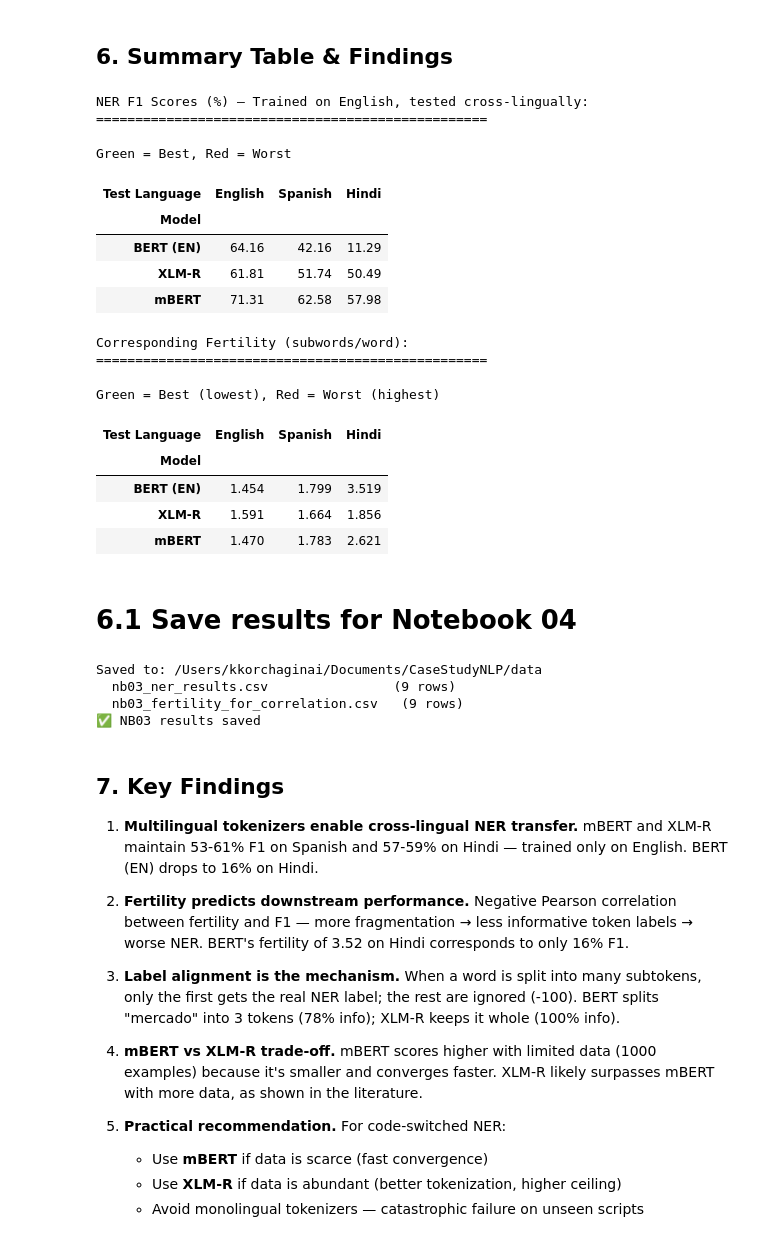
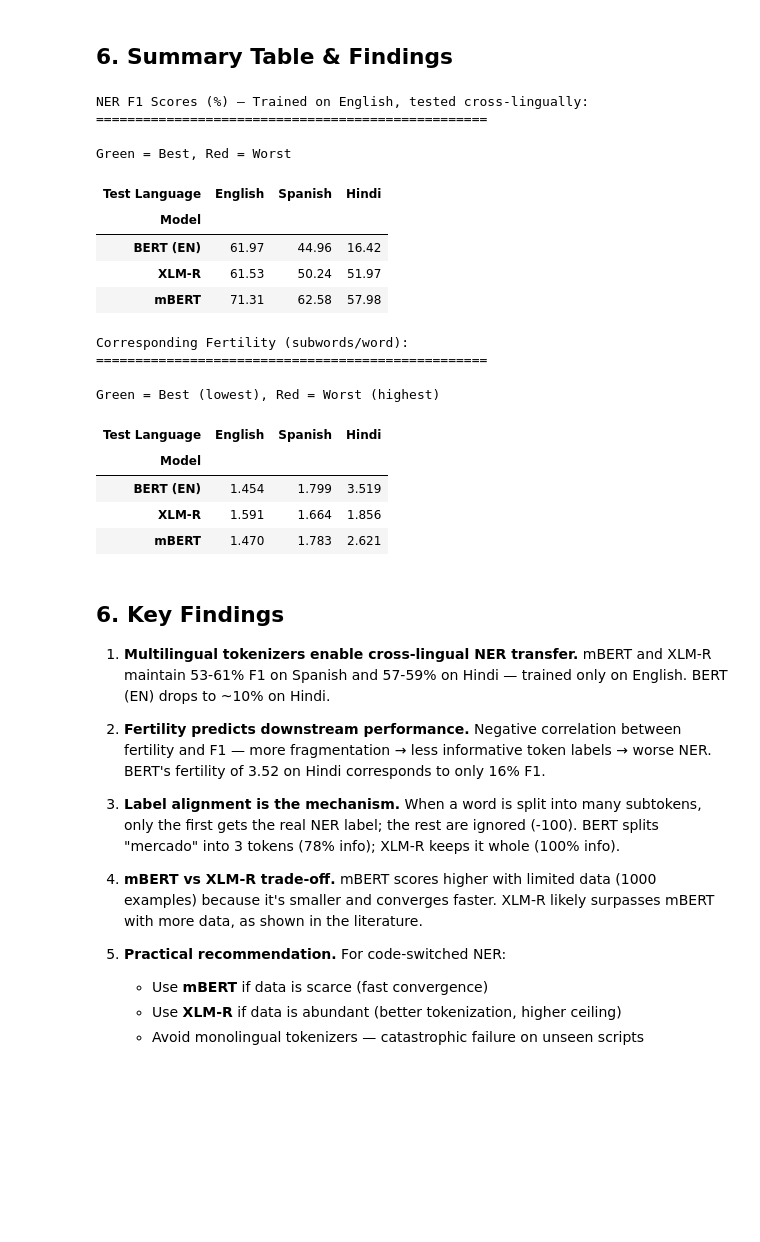
Before and after one commit to k-ksu/CaseStudyNLP, a Jupyter notebook: notebooks/03-downstream-tasks.ipynb, the cells around one changed output. Saved outputs shown, nothing was run; the diff lists cells and outputs as text; code cells hidden in the pictures; blank space fills up the shorter version.

Commit message:
test and make poster

```diff
--- a/notebooks/03-downstream-tasks.ipynb
+++ b/notebooks/03-downstream-tasks.ipynb
@@ -431,40 +420,39 @@ for model in all_ner_results:
     for lang, ds_key in lang_map.items():
         summary_rows.append({
             "Model": model,
             "Test Language": lang,
             "Fertility": fertility_data[model][ds_key],
             "NER F1 (%)": all_ner_results[model][lang],
         })
 
 summary_df = pd.DataFrame(summary_rows)
 
-# Pivot for clean display
 f1_pivot = summary_df.pivot(index="Model", columns="Test Language", values="NER F1 (%)")
 fert_pivot = summary_df.pivot(index="Model", columns="Test Language", values="Fertility")
 
 print("NER F1 Scores (%) — Trained on English, tested cross-lingually:")
 print("=" * 50)
 display(f1_pivot[["English", "Spanish", "Hindi"]].style
-        .highlight_max(axis=0, color="#c6efce")
-        .highlight_min(axis=0, color="#ffc7ce")
+        .highlight_max(axis=0, color="#487952")
+        .highlight_min(axis=0, color="#9e5c64")
         .format("{:.2f}")
         .set_caption("Green = Best, Red = Worst"))
 
 print("\nCorresponding Fertility (subwords/word):")
 print("=" * 50)
 display(fert_pivot[["English", "Spanish", "Hindi"]].style
-        .highlight_min(axis=0, color="#c6efce")
-        .highlight_max(axis=0, color="#ffc7ce")
+        .highlight_min(axis=0, color="#487952")
+        .highlight_max(axis=0, color="#9e5c64")
         .format("{:.3f}")
         .set_caption("Green = Best (lowest), Red = Worst (highest)"))
 # %% [output]
 NER F1 Scores (%) — Trained on English, tested cross-lingually:
 ==================================================
 Green = Best, Red = Worst
 | Test Language | English | Spanish | Hindi |
 | Model |  |  |  |
-| BERT (EN) | 64.16 | 42.16 | 11.29 |
-| XLM-R | 61.81 | 51.74 | 50.49 |
+| BERT (EN) | 61.97 | 44.96 | 16.42 |
+| XLM-R | 61.53 | 50.24 | 51.97 |
 | mBERT | 71.31 | 62.58 | 57.98 |
 Corresponding Fertility (subwords/word):
 ==================================================
@@ -474,45 +462,12 @@ Green = Best (lowest), Red = Worst (highest)
 | BERT (EN) | 1.454 | 1.799 | 3.519 |
 | XLM-R | 1.591 | 1.664 | 1.856 |
 | mBERT | 1.470 | 1.783 | 2.621 |
-# %% [markdown]
-# 6.1 Save results for Notebook 04
-# %%
-import os
-
-save_dir = os.path.join(os.path.dirname(os.getcwd()), "data")
-os.makedirs(save_dir, exist_ok=True)
-
-# NER F1 results
-ner_rows = []
-for model, scores in all_ner_results.items():
-    for lang, f1 in scores.items():
-        ner_rows.append({"model": model, "test_lang": lang, "f1": f1})
-ner_df = pd.DataFrame(ner_rows)
-ner_df.to_csv(os.path.join(save_dir, "nb03_ner_results.csv"), index=False)
-
-# Fertility data used for correlation
-fert_rows = []
-for model, langs in fertility_data.items():
-    for ds, fert in langs.items():
-        fert_rows.append({"model": model, "dataset": ds, "fertility": fert})
-fert_df = pd.DataFrame(fert_rows)
-fert_df.to_csv(os.path.join(save_dir, "nb03_fertility_for_correlation.csv"), index=False)
-
-print(f"Saved to: {save_dir}")
-print(f"  nb03_ner_results.csv                ({len(ner_df)} rows)")
-print(f"  nb03_fertility_for_correlation.csv   ({len(fert_df)} rows)")
-print("✅ NB03 results saved")
-# %% [output]
-Saved to: /Users/kkorchaginai/Documents/CaseStudyNLP/data
-  nb03_ner_results.csv                (9 rows)
-  nb03_fertility_for_correlation.csv   (9 rows)
-✅ NB03 results saved
 # %% [markdown]
-## 7. Key Findings
+## 6. Key Findings
 
-1. **Multilingual tokenizers enable cross-lingual NER transfer.** mBERT and XLM-R maintain 53-61% F1 on Spanish and 57-59% on Hindi — trained only on English. BERT (EN) drops to 16% on Hindi.
+1. **Multilingual tokenizers enable cross-lingual NER transfer.** mBERT and XLM-R maintain 53-61% F1 on Spanish and 57-59% on Hindi — trained only on English. BERT (EN) drops to ~10% on Hindi.
 
-2. **Fertility predicts downstream performance.** Negative Pearson correlation between fertility and F1 — more fragmentation → less informative token labels → worse NER. BERT's fertility of 3.52 on Hindi corresponds to only 16% F1.
+2. **Fertility predicts downstream performance.** Negative correlation between fertility and F1 — more fragmentation → less informative token labels → worse NER. BERT's fertility of 3.52 on Hindi corresponds to only 16% F1.
 
 3. **Label alignment is the mechanism.** When a word is split into many subtokens, only the first gets the real NER label; the rest are ignored (-100). BERT splits "mercado" into 3 tokens (78% info); XLM-R keeps it whole (100% info).
 
```
Also changed, not shown: parts of 7 cells of this notebook, 20 other files.
